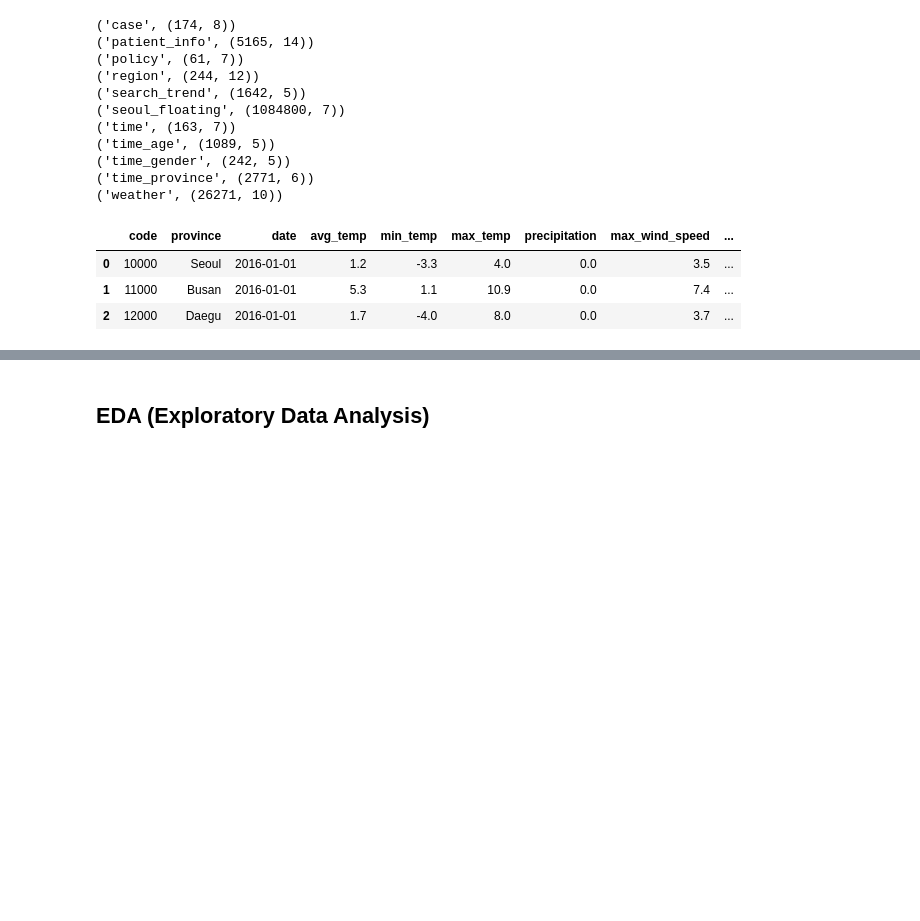
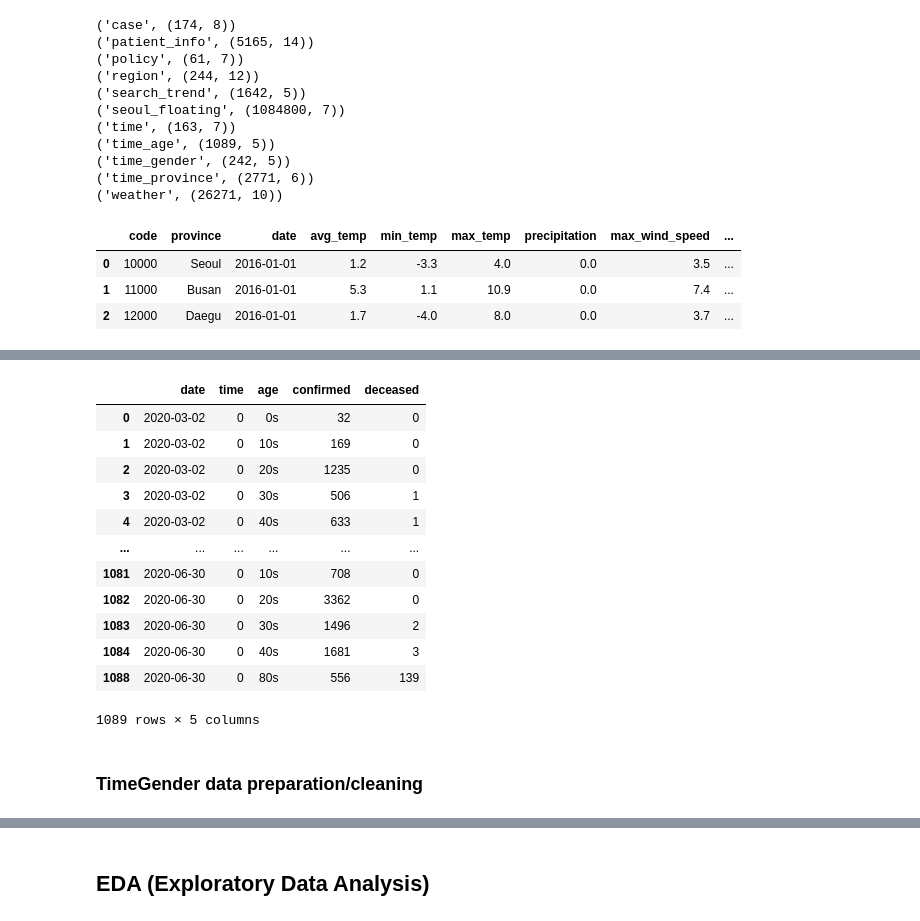
Before and after one commit to ShariYo/Modul1_Sprint4, a Jupyter notebook: project/main.ipynb, the cells around one changed output, grey strips where cells are left out. Cells and saved outputs as stored; diff of their text form; code cells hidden in the pictures; blank space fills up the shorter version.

```diff
--- a/project/main.ipynb
+++ b/project/main.ipynb
@@ -119,0 +129,20 @@ four
+# %%
+clean_time_age["date"] = pd.to_datetime(clean_time_age["date"])
+clean_time_age.sort_values(by="date", ascending=True, inplace=True)
+clean_time_age
+# %% [output]
+|  | date | time | age | confirmed | deceased |
+| 0 | 2020-03-02 | 0 | 0s | 32 | 0 |
+| 1 | 2020-03-02 | 0 | 10s | 169 | 0 |
+| 2 | 2020-03-02 | 0 | 20s | 1235 | 0 |
+| 3 | 2020-03-02 | 0 | 30s | 506 | 1 |
+| 4 | 2020-03-02 | 0 | 40s | 633 | 1 |
+| ... | ... | ... | ... | ... | ... |
+| 1081 | 2020-06-30 | 0 | 10s | 708 | 0 |
+| 1082 | 2020-06-30 | 0 | 20s | 3362 | 0 |
+| 1083 | 2020-06-30 | 0 | 30s | 1496 | 2 |
+| 1084 | 2020-06-30 | 0 | 40s | 1681 | 3 |
+| 1088 | 2020-06-30 | 0 | 80s | 556 | 139 |
+1089 rows × 5 columns
+# %% [markdown]
+### TimeGender data preparation/cleaning
```
Also changed, not shown: parts of 13 cells of this notebook.
